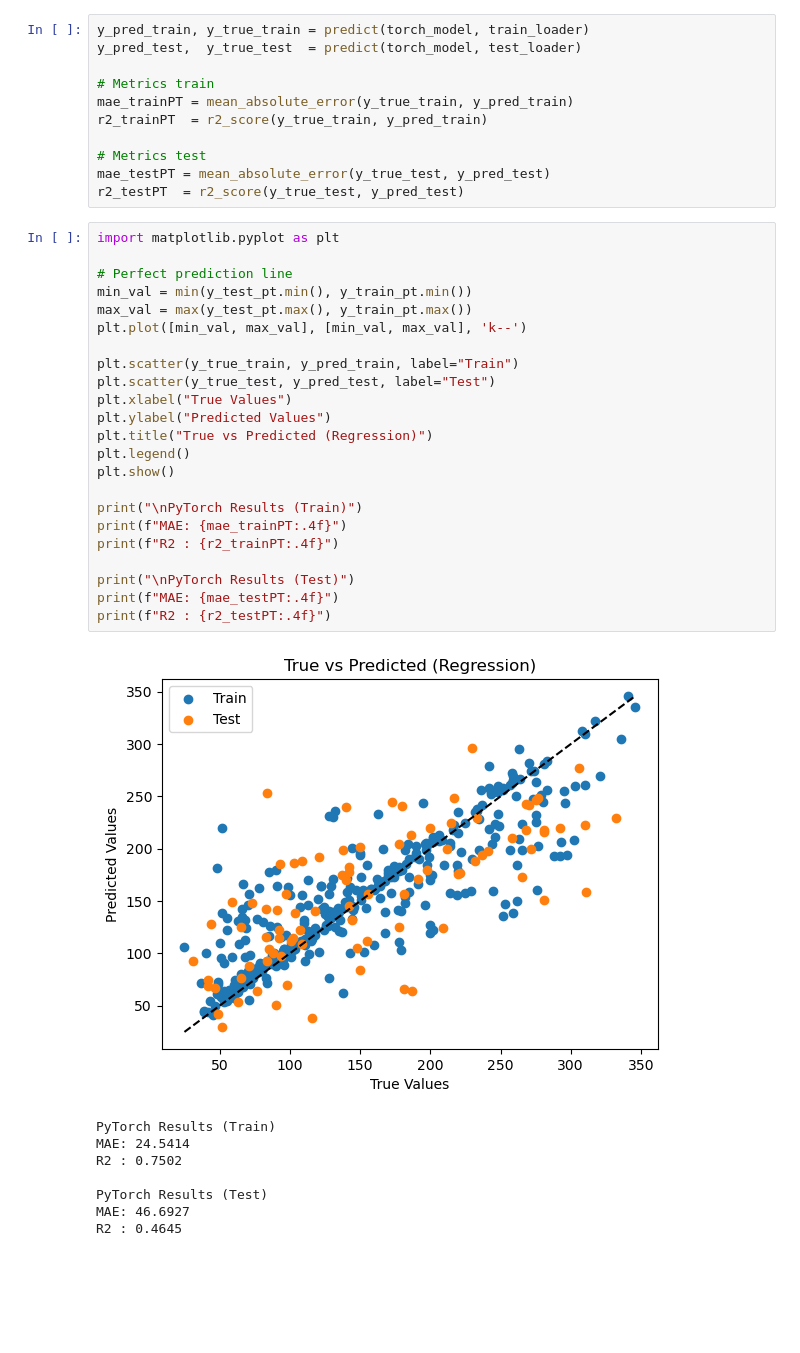
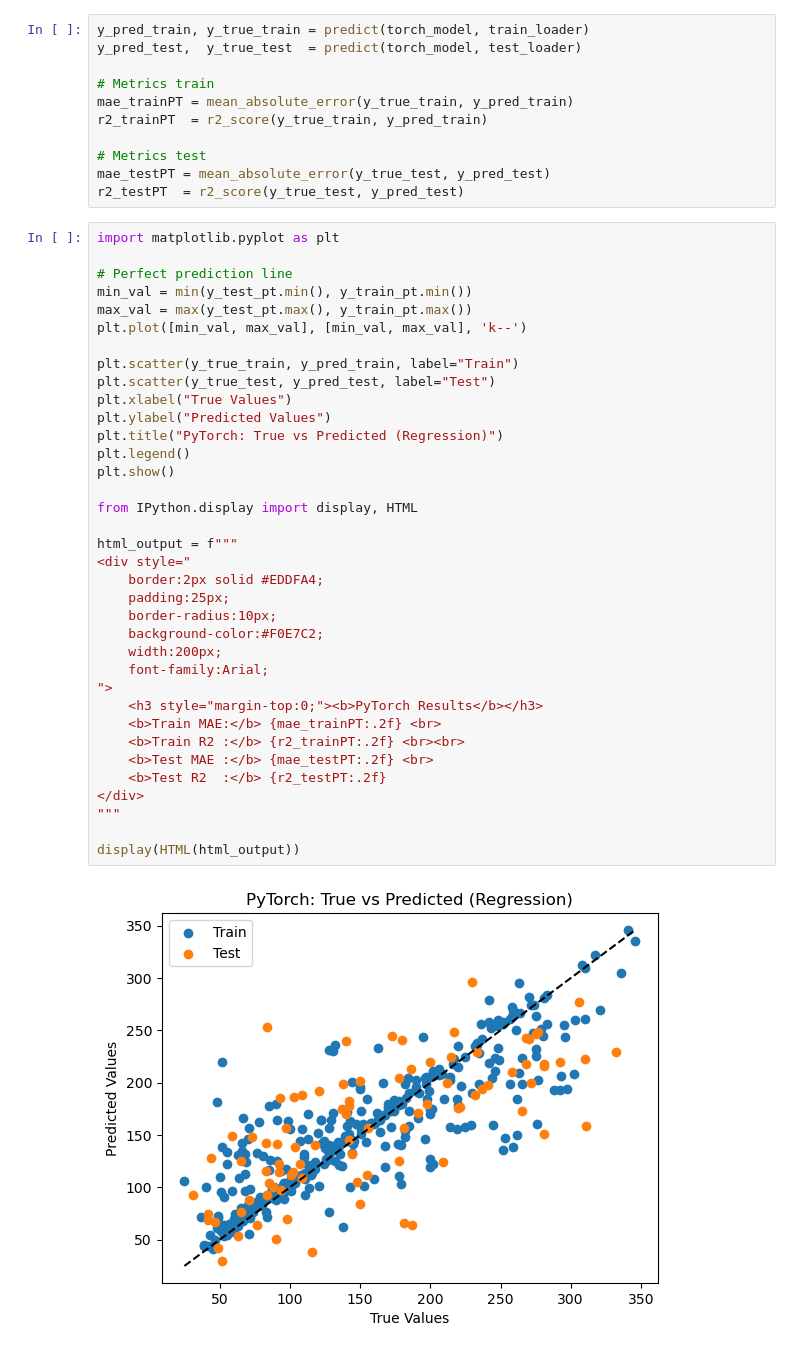
Before and after one commit to stellach24/MLPyExamples, a Jupyter notebook: Regression with keras-tf vs pytorch.ipynb, the cells around one changed output. Drawn from its saved outputs; the diff is of its cells as text; blank space fills up the shorter version.

```diff
--- a/Regression with keras-tf vs pytorch.ipynb
+++ b/Regression with keras-tf vs pytorch.ipynb
@@ -260,32 +347,38 @@ r2_testPT  = r2_score(y_true_test, y_pred_test)
 # %%
 import matplotlib.pyplot as plt
 
 # Perfect prediction line
 min_val = min(y_test_pt.min(), y_train_pt.min())
 max_val = max(y_test_pt.max(), y_train_pt.max())
 plt.plot([min_val, max_val], [min_val, max_val], 'k--')
 
 plt.scatter(y_true_train, y_pred_train, label="Train")
 plt.scatter(y_true_test, y_pred_test, label="Test")
 plt.xlabel("True Values")
 plt.ylabel("Predicted Values")
-plt.title("True vs Predicted (Regression)")
+plt.title("PyTorch: True vs Predicted (Regression)")
 plt.legend()
 plt.show()
 
-print("\nPyTorch Results (Train)")
-print(f"MAE: {mae_trainPT:.4f}")
-print(f"R2 : {r2_trainPT:.4f}")
+from IPython.display import display, HTML
 
-print("\nPyTorch Results (Test)")
-print(f"MAE: {mae_testPT:.4f}")
-print(f"R2 : {r2_testPT:.4f}")
+html_output = f"""
+<div style="
+    border:2px solid #EDDFA4;
+    padding:25px;
+    border-radius:10px;
+    background-color:#F0E7C2;
+    width:200px;
+    font-family:Arial;
+">
+    <h3 style="margin-top:0;"><b>PyTorch Results</b></h3>
+    <b>Train MAE:</b> {mae_trainPT:.2f} <br>
+    <b>Train R2 :</b> {r2_trainPT:.2f} <br><br>
+    <b>Test MAE :</b> {mae_testPT:.2f} <br>
+    <b>Test R2  :</b> {r2_testPT:.2f}
+</div>
+"""
+
+display(HTML(html_output))
 # %% [output]
-[figure, old version]
+[figure, new version]
-PyTorch Results (Train)
-MAE: 24.5414
-R2 : 0.7502
-
-PyTorch Results (Test)
-MAE: 46.6927
-R2 : 0.4645
```
Also changed, not shown: parts of 19 cells of this notebook.
